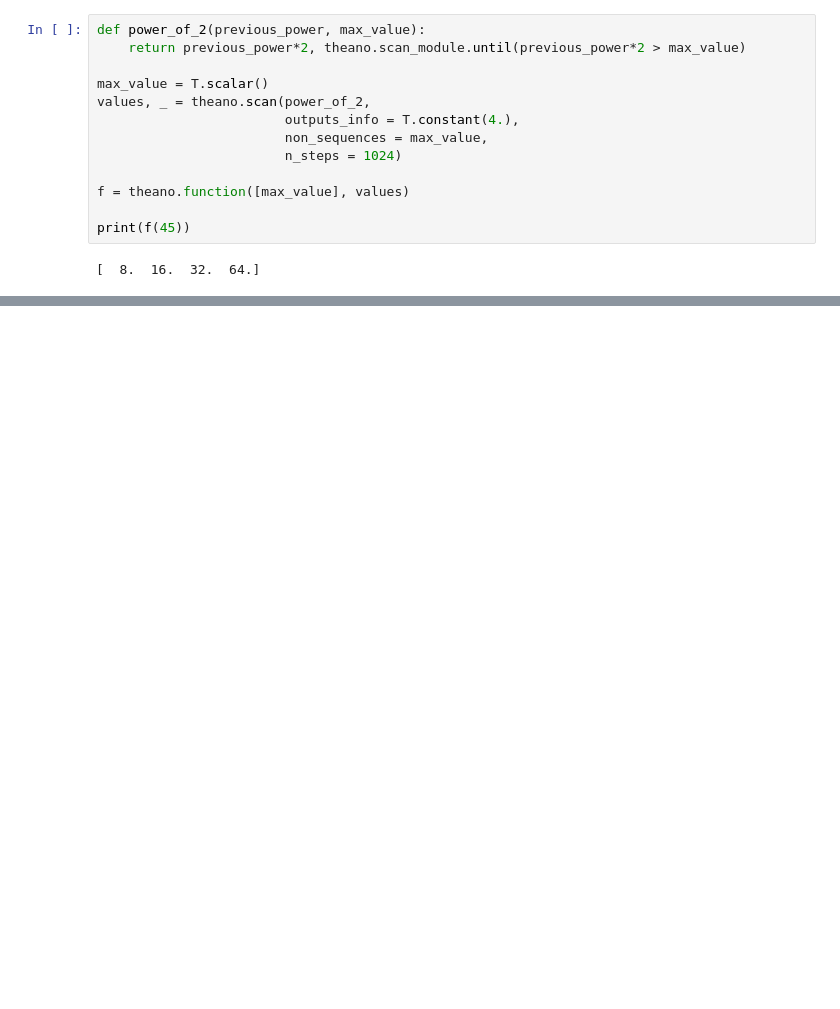
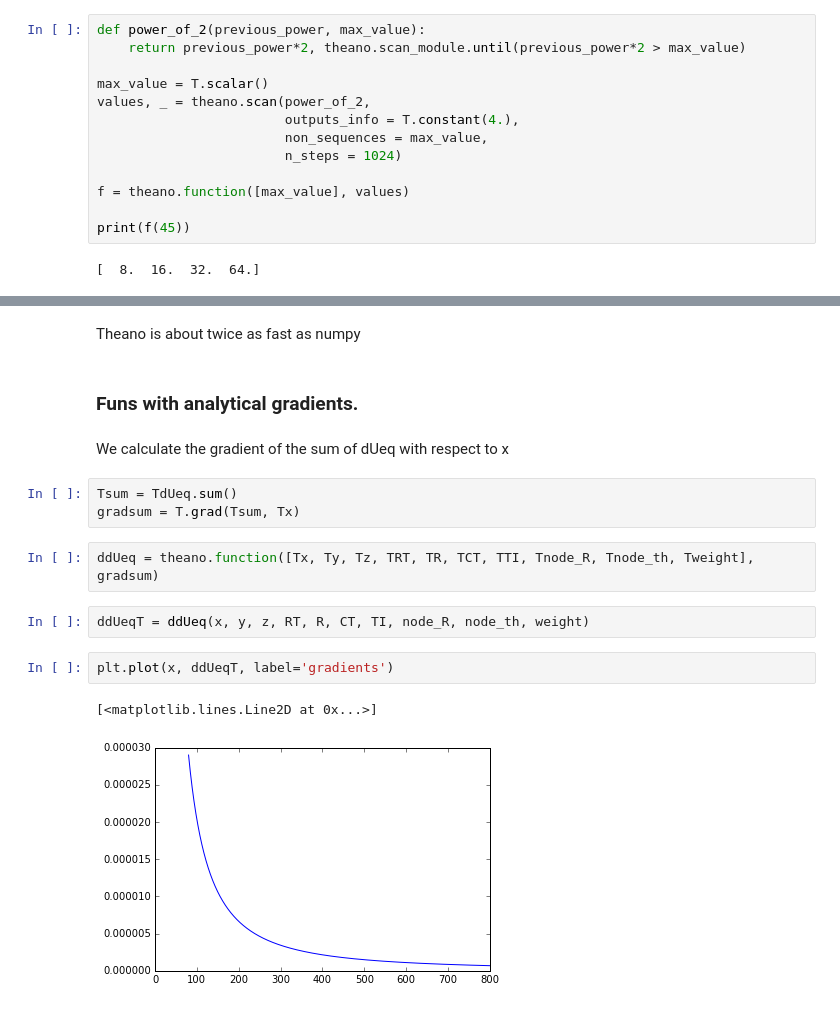
Before and after one commit to FUSED-Wind/FUSED-Wake, a Jupyter notebook: examples/theano.ipynb, the cells around one changed output, grey strips where cells are left out. Cells and saved outputs as stored; diff of their text form; blank space fills up the shorter version.

```diff
--- a/examples/theano.ipynb
+++ b/examples/theano.ipynb
@@ -114,0 +293,18 @@ def march(U, CT)
+# %% [markdown]
+Theano is about twice as fast as numpy
+# %% [markdown]
+### Funs with analytical gradients.
+# %% [markdown]
+We calculate the gradient of the sum of dUeq with respect to x
+# %%
+Tsum = TdUeq.sum()
+gradsum = T.grad(Tsum, Tx)
+# %%
+ddUeq = theano.function([Tx, Ty, Tz, TRT, TR, TCT, TTI, Tnode_R, Tnode_th, Tweight], gradsum)
+# %%
+ddUeqT = ddUeq(x, y, z, RT, R, CT, TI, node_R, node_th, weight)
+# %%
+plt.plot(x, ddUeqT, label='gradients')
+# %% [output]
+[<matplotlib.lines.Line2D at 0x...>]
+[figure, added]
```
Also changed, not shown: parts of 42 cells of this notebook.
